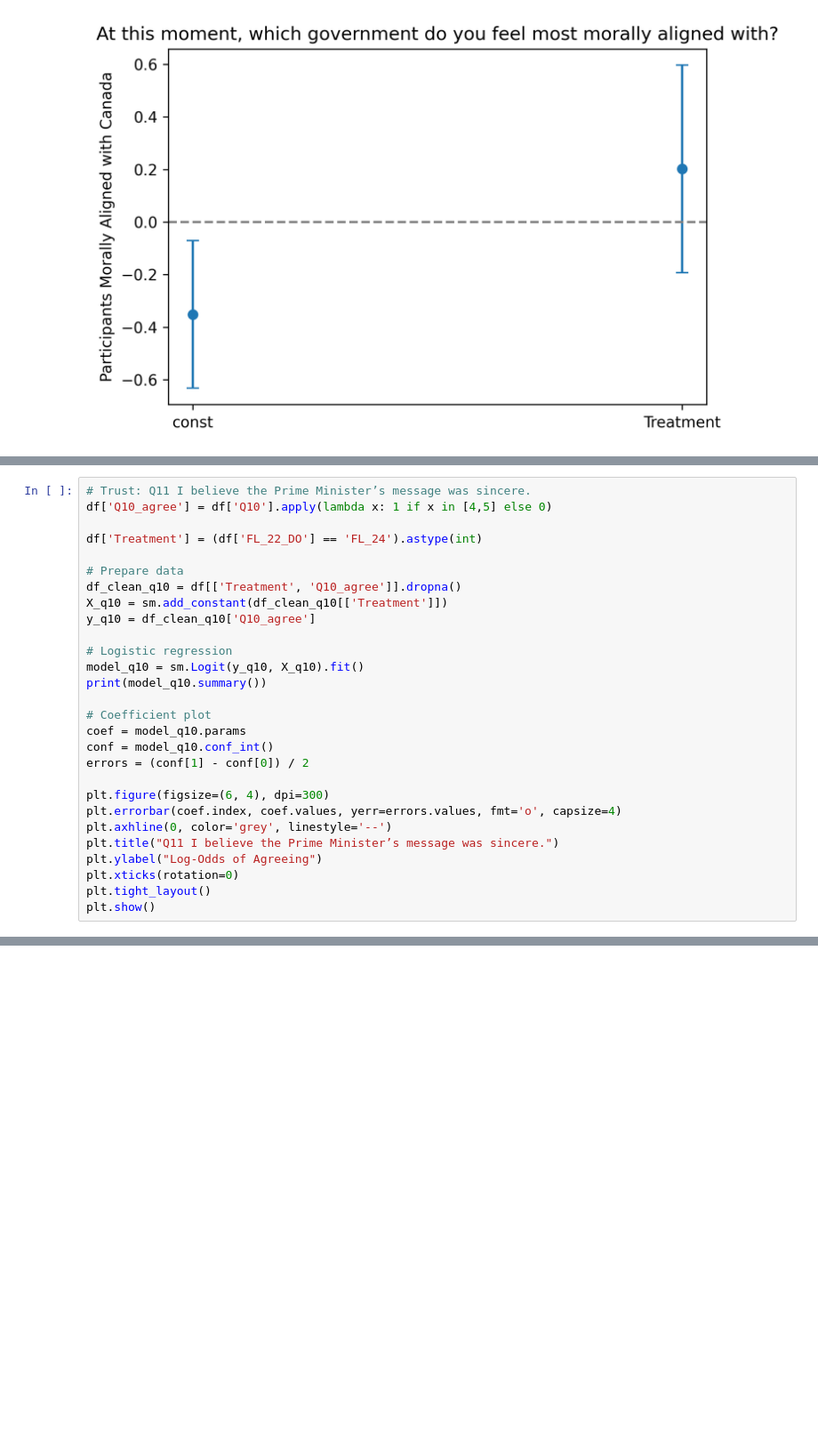
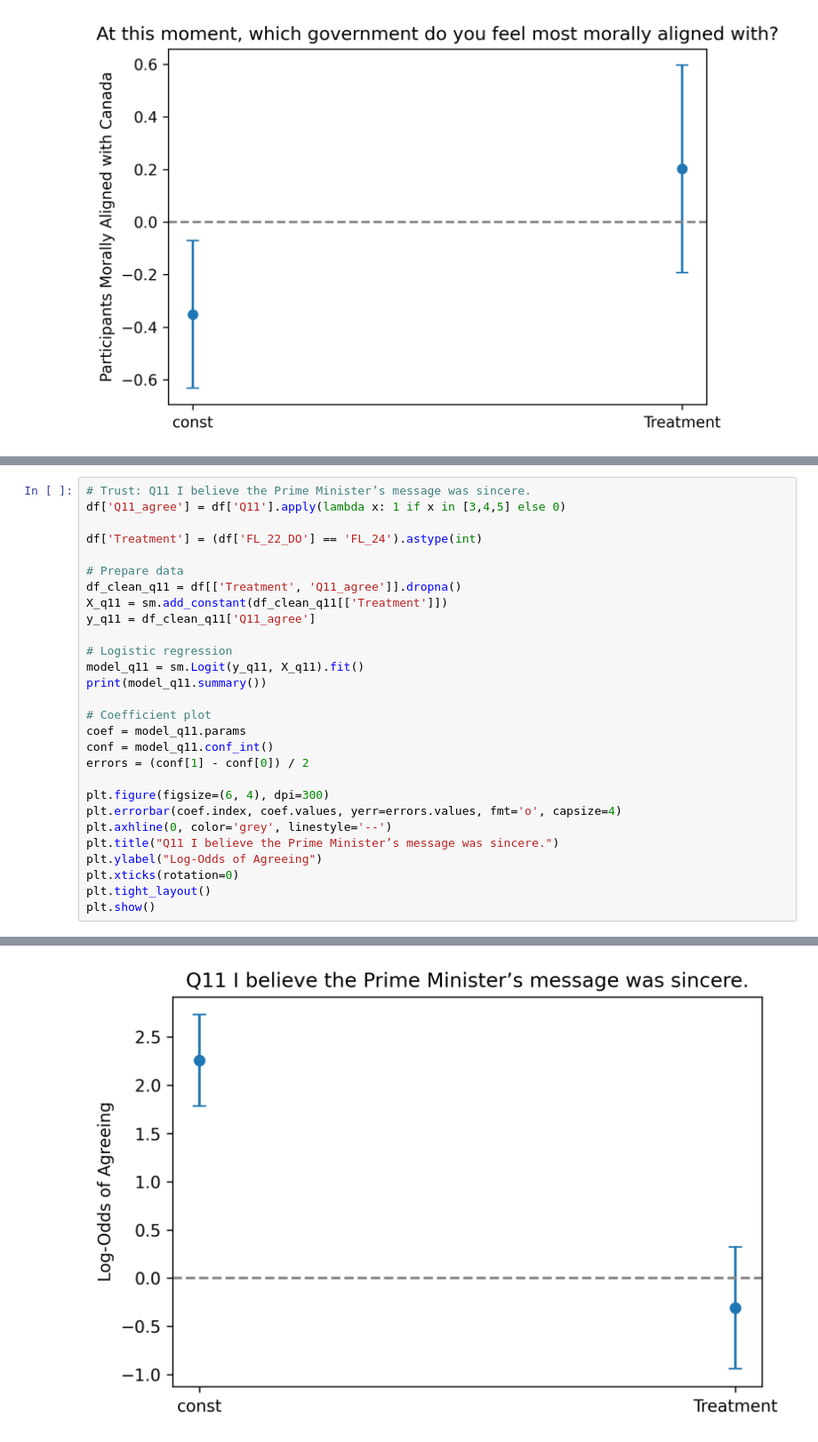
Before and after one commit to lmsobhani/Thesis, a Jupyter notebook: SurveyAnalysisJupyter.ipynb, the cells around one changed output, grey strips where cells are left out. Shown at 89% size. Drawn from its saved outputs; the diff is of its cells as text; blank space fills up the shorter version.

```diff
--- a/SurveyAnalysisJupyter.ipynb
+++ b/SurveyAnalysisJupyter.ipynb
@@ -406,22 +406,22 @@ Treatment     -0.2661      0.299     -0.890      0.373      -0.852       0.320
 [figure]
 # %%
 # Trust: Q11 I believe the Prime Minister’s message was sincere.
-df['Q10_agree'] = df['Q10'].apply(lambda x: 1 if x in [4,5] else 0)
+df['Q11_agree'] = df['Q11'].apply(lambda x: 1 if x in [3,4,5] else 0)
 
 df['Treatment'] = (df['FL_22_DO'] == 'FL_24').astype(int)
 
 # Prepare data
-df_clean_q10 = df[['Treatment', 'Q10_agree']].dropna()
-X_q10 = sm.add_constant(df_clean_q10[['Treatment']])
-y_q10 = df_clean_q10['Q10_agree']
+df_clean_q11 = df[['Treatment', 'Q11_agree']].dropna()
+X_q11 = sm.add_constant(df_clean_q11[['Treatment']])
+y_q11 = df_clean_q11['Q11_agree']
 
 # Logistic regression
-model_q10 = sm.Logit(y_q10, X_q10).fit()
-print(model_q10.summary())
+model_q11 = sm.Logit(y_q11, X_q11).fit()
+print(model_q11.summary())
 
 # Coefficient plot
-coef = model_q10.params
-conf = model_q10.conf_int()
+coef = model_q11.params
+conf = model_q11.conf_int()
 errors = (conf[1] - conf[0]) / 2
 
 plt.figure(figsize=(6, 4), dpi=300)
@@ -432,3 +432,4 @@ plt.ylabel("Log-Odds of Agreeing")
 plt.xticks(rotation=0)
 plt.tight_layout()
 plt.show()
+# %% [output]
@@ -434,0 +454 @@ plt.show()
+[figure, added]
```
Also changed, not shown: parts of 11 cells of this notebook.
